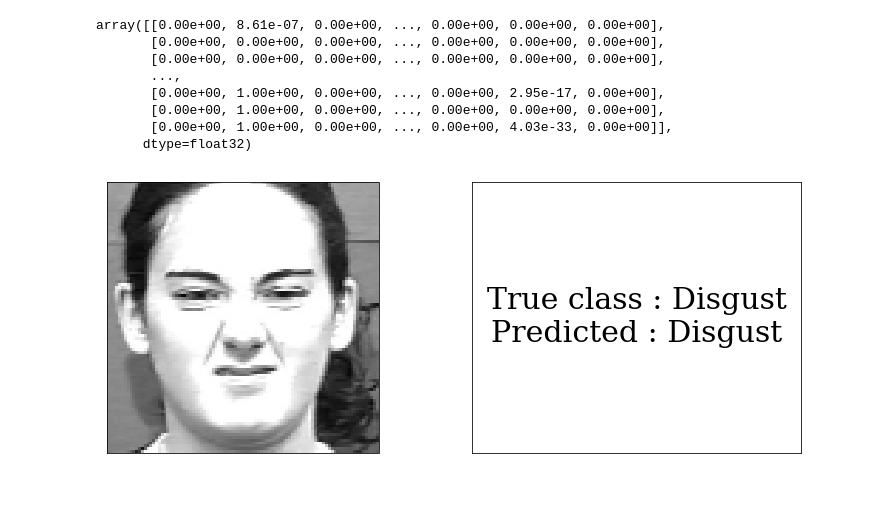
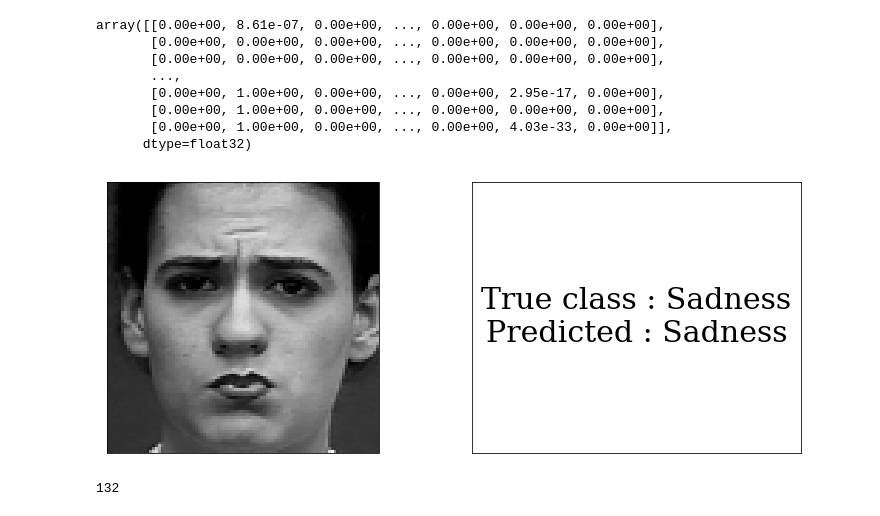
Before and after one commit to SunProg/do-neural-networks-learn-faus-iccvw-2015, a Jupyter notebook: visualization.ipynb, the cells around one changed output. Saved outputs shown, nothing was run; the diff lists cells and outputs as text; code cells hidden in the pictures.

```diff
--- a/visualization.ipynb
+++ b/visualization.ipynb
@@ -147,6 +147,10 @@ def plotting(data_num):
     ax = fig.add_subplot(1, 3, 2, xticks=[], yticks=[])
     plt.text(0.5, 0.5, text, fontdict=font, ha='center', va='center', transform=ax.transAxes)
 # %%
-plotting(10)
+plotting(106)
 # %% [output]
-[figure, old version]
+[figure, new version]
+# %%
+len(y_valid)
+# %% [output]
+132
```
Also changed, not shown: 1 other file.
